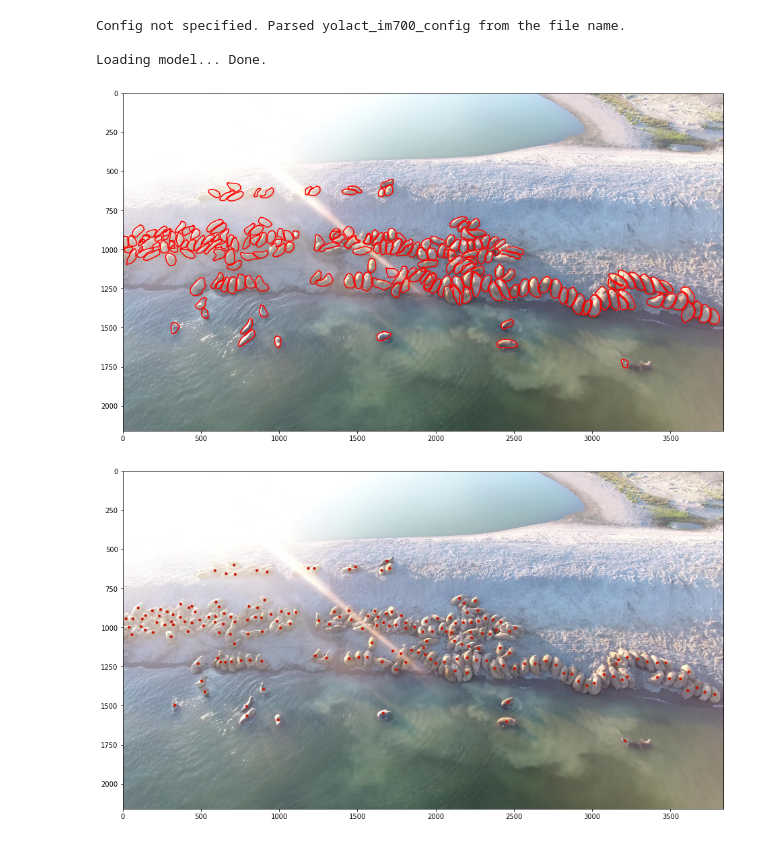
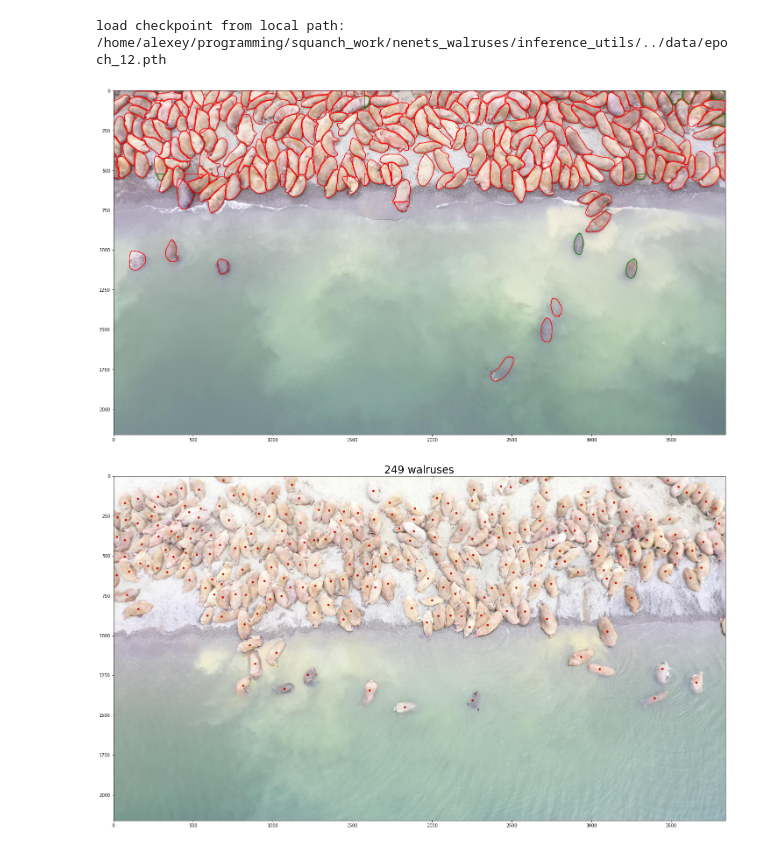
Before and after one commit to AlexeySrus/nenets_walruses, a Jupyter notebook: data_tests.ipynb, the cells around one changed output. Saved outputs shown, nothing was run; the diff lists cells and outputs as text; code cells hidden in the pictures.

Commit message:
Add young classificator

```diff
--- a/data_tests.ipynb
+++ b/data_tests.ipynb
@@ -73,34 +89,43 @@ NameError: name 'markup_data' is not defined
-# %%
-yolact_inference = YOLACTModel()
-# %% [output]
-Config not specified. Parsed yolact_im700_config from the file name.
-
-Loading model... Done.
+# %%
+# inference_f = YOLACTModel()
+inference_f = MMDetectionQueryInstInference(conf=0.3)
+young_f = YoungWalrusesClassier(conf=0.7)
+# %% [output]
+load checkpoint from local path: /home/alexey/programming/squanch_work/nenets_walruses/inference_utils/../data/epoch_12.pth
 # %%
-sample_image = read_image('/media/alexey/SSDDataDisk/datasets/walruses/raw/images/86.jpg')
-pred_sample = WindowReadyImage(sample_image, yolact_inference, 700)
+sample_image = read_image('/media/alexey/SSDDataDisk/datasets/walruses/raw/images/41.jpg')
+pred_sample = WindowReadyImage(
+    cv2.cvtColor(sample_image, cv2.COLOR_RGB2BGR),
+    inference_f,
+    young_f,
+    700
+)
 # %%
 import shapely
 
 
-plt.figure(figsize=(16, 10))
+plt.figure(figsize=(25, 20))
 
 plt.imshow(sample_image)
 
 for p in pred_sample.detections:
     x, y = p.poly.exterior.xy
-    plt.plot(x, y, c="red")
+    color = 'red' if p.cls == 0 else 'green'
+    plt.plot(x, y, c=color)
 plt.show()
 # %% [output]
-[figure, old version]
+[figure, new version]
 # %%
 viz_img = sample_image.copy()
 
-for p in pred_sample.get_points():
-    viz_img = cv2.circle(viz_img, tuple(p), 9, (200, 20, 0), -1)
+points = pred_sample.get_points()
+for p in points:
+    viz_img = cv2.circle(viz_img, tuple(p), 7, (200, 20, 0), -1)
 
-plt.figure(figsize=(16, 10))
+
+plt.figure(figsize=(25, 20))
+plt.title('{} walruses'.format(len(points)), fontsize=24)
 plt.imshow(viz_img)
 plt.show()
 # %% [output]
-[figure, old version]
+[figure, new version]
```
Also changed, not shown: parts of 4 cells of this notebook, 5 other files.
